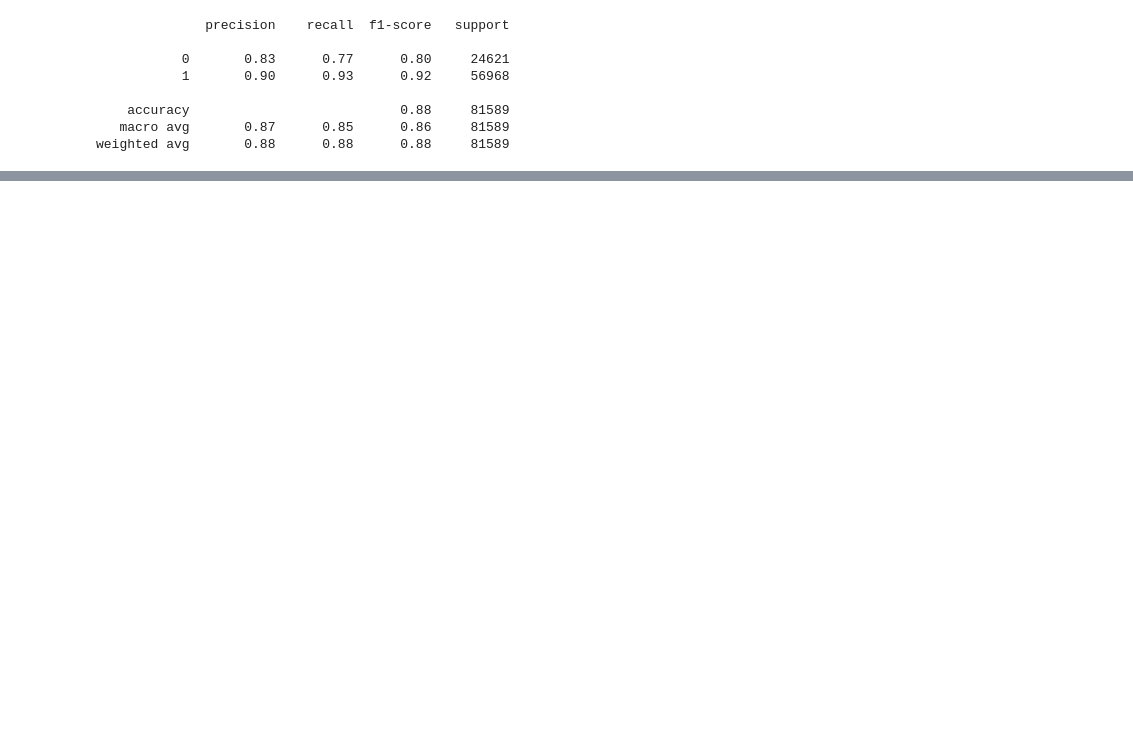
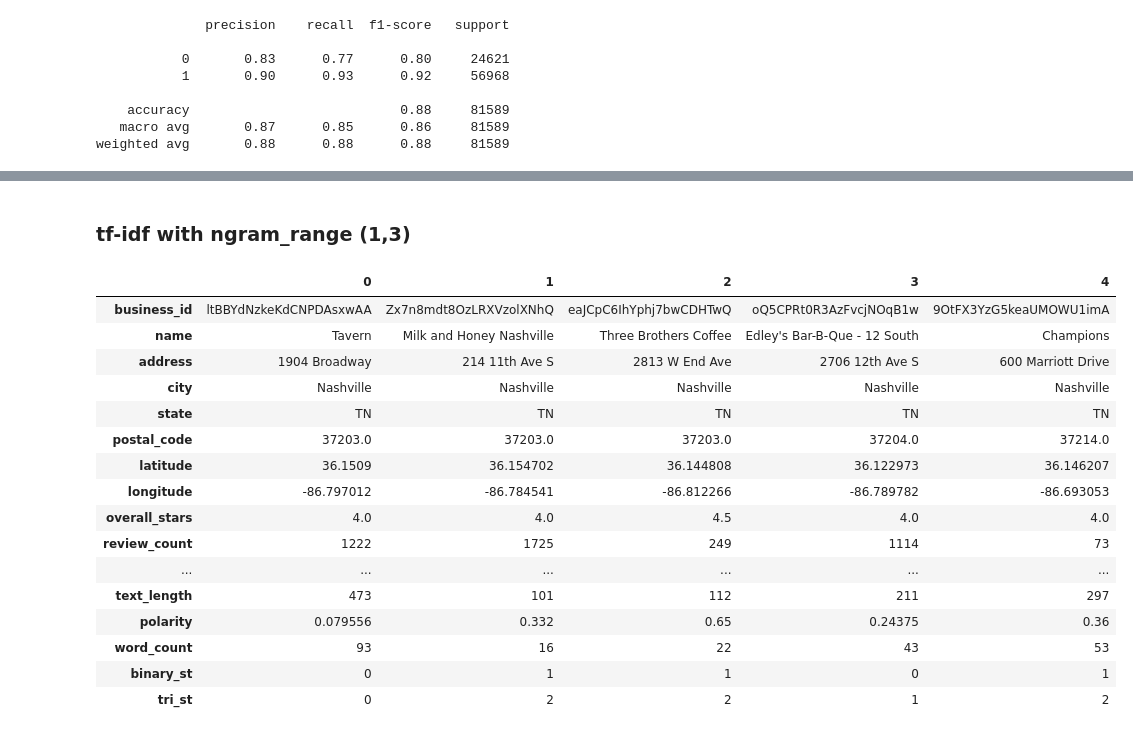
Before and after one commit to essetetsahai/capstone-yelp, a Jupyter notebook: notebooks/05_TF-IDF.ipynb, the cells around one changed output, grey strips where cells are left out. Cells and saved outputs as stored; diff of their text form; code cells hidden in the pictures; blank space fills up the shorter version.

```diff
--- a/notebooks/05_TF-IDF.ipynb
+++ b/notebooks/05_TF-IDF.ipynb
@@ -370,0 +744,22 @@ Important words in negative reviews
+# %% [markdown]
+### tf-idf with ngram_range (1,3)
+# %%
+df.head().T
+# %% [output]
+|  | 0 | 1 | 2 | 3 | 4 |
+| business_id | ltBBYdNzkeKdCNPDAsxwAA | Zx7n8mdt8OzLRXVzolXNhQ | eaJCpC6IhYphj7bwCDHTwQ | oQ5CPRt0R3AzFvcjNOqB1w | 9OtFX3YzG5keaUMOWU1imA |
+| name | Tavern | Milk and Honey Nashville | Three Brothers Coffee | Edley's Bar-B-Que - 12 South | Champions |
+| address | 1904 Broadway | 214 11th Ave S | 2813 W End Ave | 2706 12th Ave S | 600 Marriott Drive |
+| city | Nashville | Nashville | Nashville | Nashville | Nashville |
+| state | TN | TN | TN | TN | TN |
+| postal_code | 37203.0 | 37203.0 | 37203.0 | 37204.0 | 37214.0 |
+| latitude | 36.1509 | 36.154702 | 36.144808 | 36.122973 | 36.146207 |
+| longitude | -86.797012 | -86.784541 | -86.812266 | -86.789782 | -86.693053 |
+| overall_stars | 4.0 | 4.0 | 4.5 | 4.0 | 4.0 |
+| review_count | 1222 | 1725 | 249 | 1114 | 73 |
+| ... | ... | ... | ... | ... | ... |
+| text_length | 473 | 101 | 112 | 211 | 297 |
+| polarity | 0.079556 | 0.332 | 0.65 | 0.24375 | 0.36 |
+| word_count | 93 | 16 | 22 | 43 | 53 |
+| binary_st | 0 | 1 | 1 | 0 | 1 |
+| tri_st | 0 | 2 | 2 | 1 | 2 |
```
Also changed, not shown: parts of 72 cells of this notebook.
